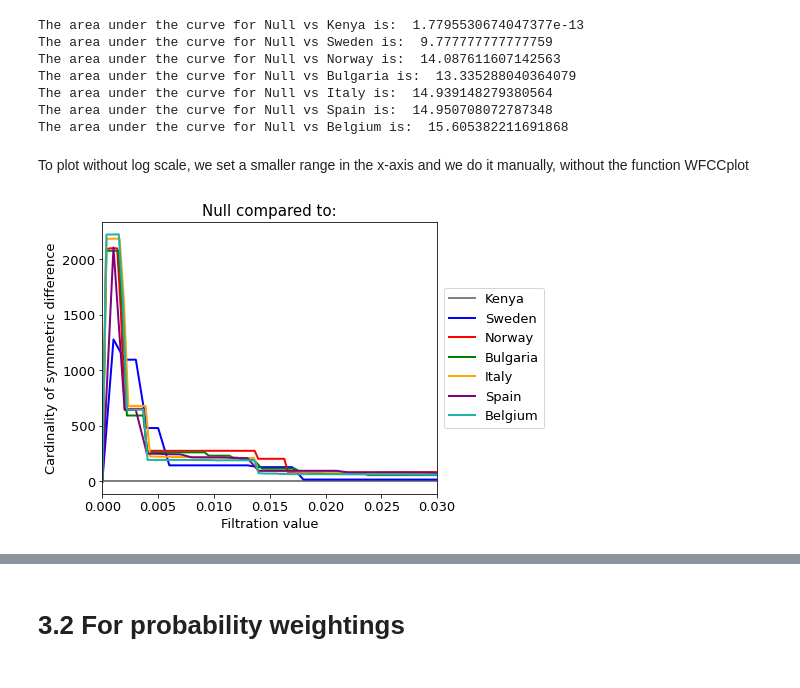
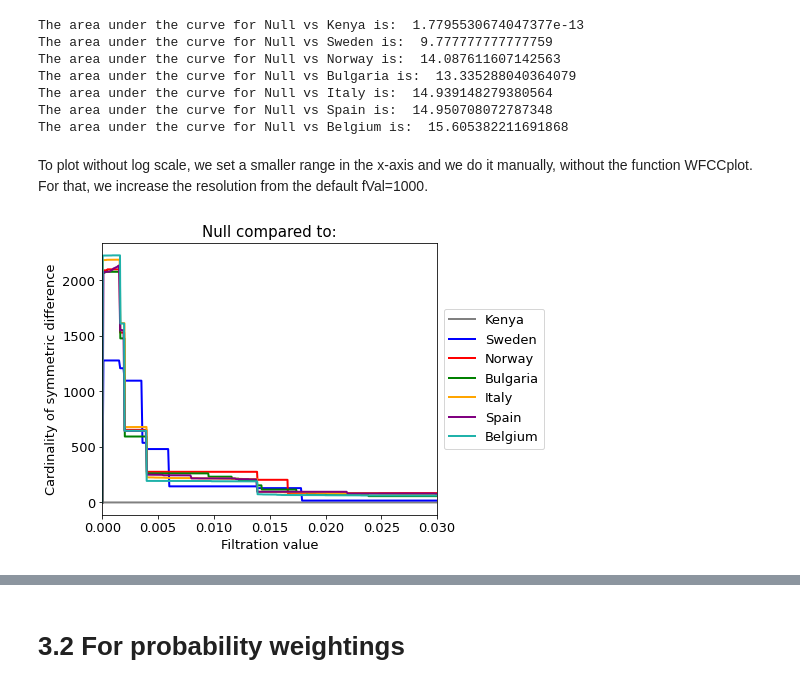
Before and after one commit to lar-sal/WFCC, a Jupyter notebook: main.ipynb, the cells around one changed output, grey strips where cells are left out. Drawn from its saved outputs; the diff is of its cells as text; code cells hidden in the pictures.

```diff
--- a/main.ipynb
+++ b/main.ipynb
@@ -562,37 +562,37 @@ The area under the curve for Null vs Italy is:  14.939148279380564
 The area under the curve for Null vs Spain is:  14.950708072787348
 The area under the curve for Null vs Belgium is:  15.605382211691868
 # %% [markdown]
-To plot without log scale, we set a smaller range in the x-axis and we do it manually, without the function WFCCplot
+To plot without log scale, we set a smaller range in the x-axis and we do it manually, without the function WFCCplot. For that, we increase the resolution from the default fVal=1000.
 # %%
 null=prob_to_flux(null_cube(9))
 
-x_val1,y_val1 = WFCC(null, dfs[labs.index('Kenya')])
-x_val2,y_val2 = WFCC(null, dfs[labs.index('Sweden')])
-x_val3,y_val3 = WFCC(null, dfs[labs.index('Norway')])
-x_val4,y_val4 = WFCC(null, dfs[labs.index('Bulgaria')])
-x_val5,y_val5 = WFCC(null, dfs[labs.index('Italy')])
-x_val6,y_val6 = WFCC(null, dfs[labs.index('Spain')])
-x_val7,y_val7 = WFCC(null, dfs[labs.index('Belgium')])
+x_val1,y_val1 = WFCC(null, dfs[labs.index('Kenya')], fVals = 10000)
+x_val2,y_val2 = WFCC(null, dfs[labs.index('Sweden')], fVals = 10000)
+x_val3,y_val3 = WFCC(null, dfs[labs.index('Norway')], fVals = 10000)
+x_val4,y_val4 = WFCC(null, dfs[labs.index('Bulgaria')], fVals = 10000)
+x_val5,y_val5 = WFCC(null, dfs[labs.index('Italy')], fVals = 10000)
+x_val6,y_val6 = WFCC(null, dfs[labs.index('Spain')], fVals = 10000)
+x_val7,y_val7 = WFCC(null, dfs[labs.index('Belgium')], fVals = 10000)
 
 fig,ax = plt.subplots(figsize=(6,5))
 plt.plot(x_val1,y_val1, 'gray', linewidth=2)
 plt.plot(x_val2,y_val2, 'blue', linewidth=2)
 plt.plot(x_val3,y_val3, 'red', linewidth=2)
 plt.plot(x_val4,y_val4, 'green', linewidth=2)
 plt.plot(x_val5,y_val5, 'orange', linewidth=2)
 plt.plot(x_val6,y_val6, 'purple', linewidth=2)
 plt.plot(x_val7,y_val7, 'lightseagreen', linewidth=2)
 plt.xlim([0, 0.03])
 plt.title('Null compared to:', fontsize=15)
 plt.legend(['Kenya','Sweden', 'Norway', 'Bulgaria', 'Italy', 'Spain', 'Belgium'], fontsize=13, bbox_to_anchor=(1, 0.5), loc="center left")
 plt.xlabel("Filtration value", fontsize=13)
 plt.ylabel("Cardinality of symmetric difference", fontsize=13)
 for label in (ax.get_xticklabels() + ax.get_yticklabels()):
 	label.set_fontsize(13)
 plt.savefig('./Data_files_hypercubes/Outputs_github/TB_flux_cut.png')
 plt.show()
 # %% [output]
-[figure, old version]
+[figure, new version]
 # %%
 matrix=[]
 for c in labs:
```
Also changed, not shown: parts of 3 cells of this notebook, 1 other file.
